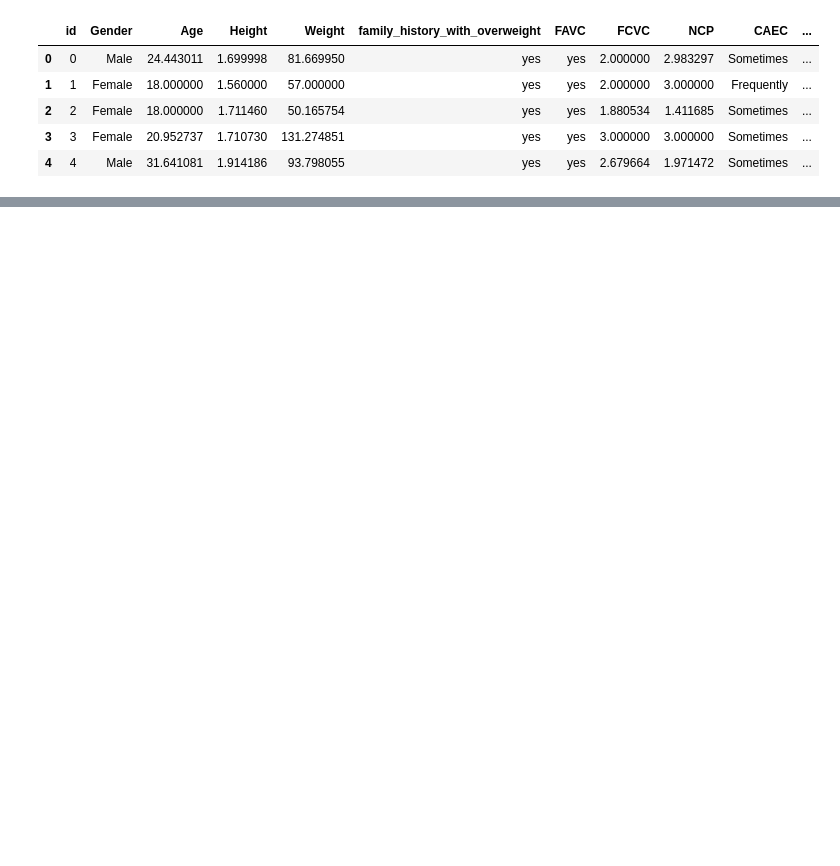
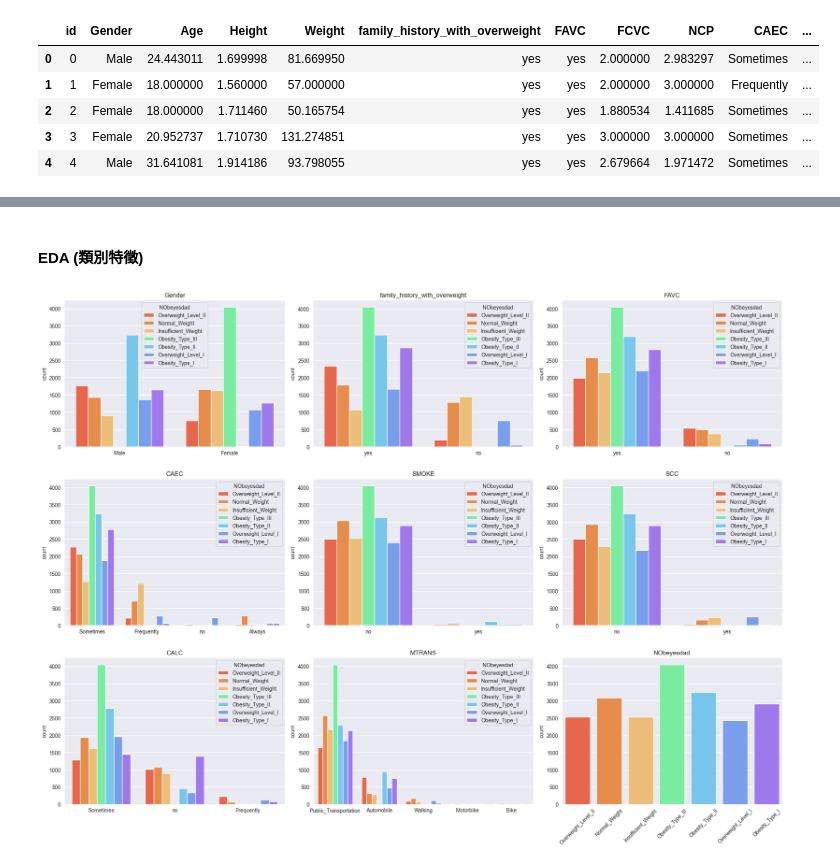
Before and after one commit to ALINYIWEN/Kaggle-Competitions, a Jupyter notebook: Multi-Class Prediction of Obesity Risk.ipynb, the cells around one changed output, grey strips where cells are left out. Cells and saved outputs as stored; diff of their text form; code cells hidden in the pictures; blank space fills up the shorter version.

```diff
--- a/Multi-Class Prediction of Obesity Risk.ipynb
+++ b/Multi-Class Prediction of Obesity Risk.ipynb
@@ -102,0 +149,21 @@ sns.countplot(df_train["NObeyesdad"], palette = ["#23b6db"])
+# %% [markdown]
+#### EDA (類別特徵)
+# %%
+feature_object = [feature for feature in df_train.columns if df_train[feature].dtypes == 'O']
+
+colors = ["#FF5733", "#FF8833", "#FFC266", "#66FF99", "#66CCFF", "#6699FF", "#9966FF"]
+
+# 觀察 Object 類型的特徵
+plt.figure(figsize = (20, 15))
+for i, source in enumerate(feature_object):
+    # 指定好子圖的位置
+    plt.subplot(3, 3, i+1)
+    sns.countplot(data = df_train, x = source, hue = 'NObeyesdad', palette = colors).set(xlabel=None)
+    plt.title(source)
+    if source == 'NObeyesdad':
+        plt.xticks(rotation=45)
+    # 增加子圖間的間隙
+    plt.tight_layout(h_pad=3)
+plt.show()
+# %% [output]
+[figure, added]
```
Also changed, not shown: parts of 13 cells of this notebook.
